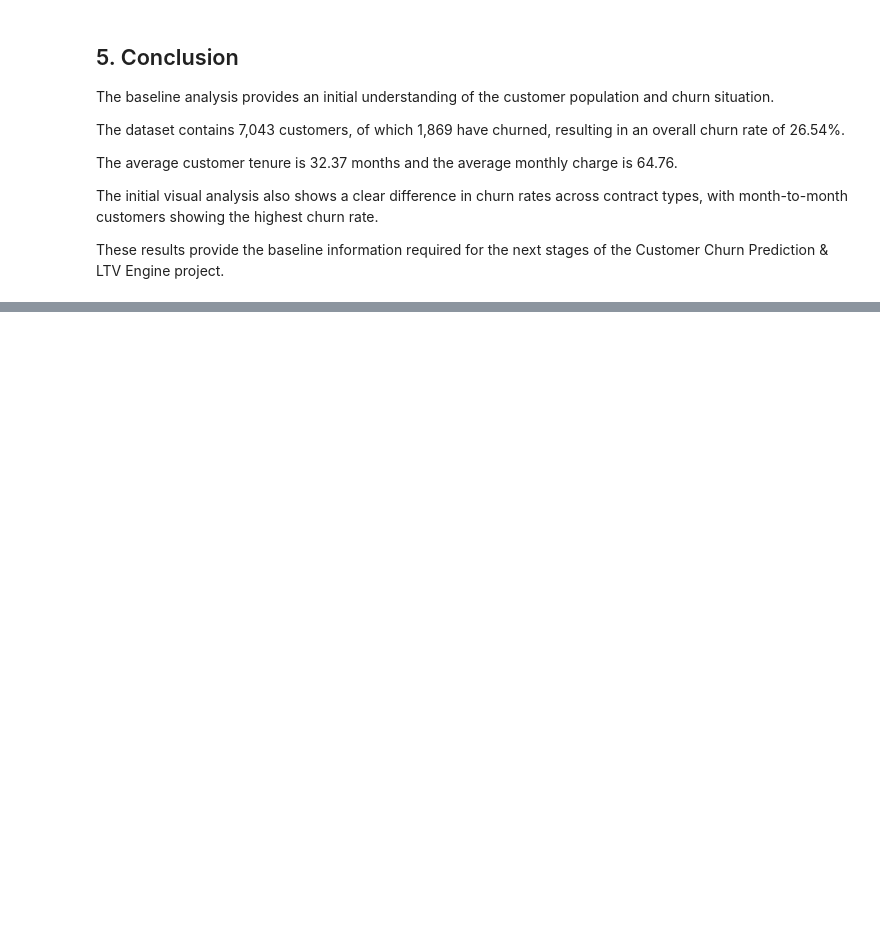
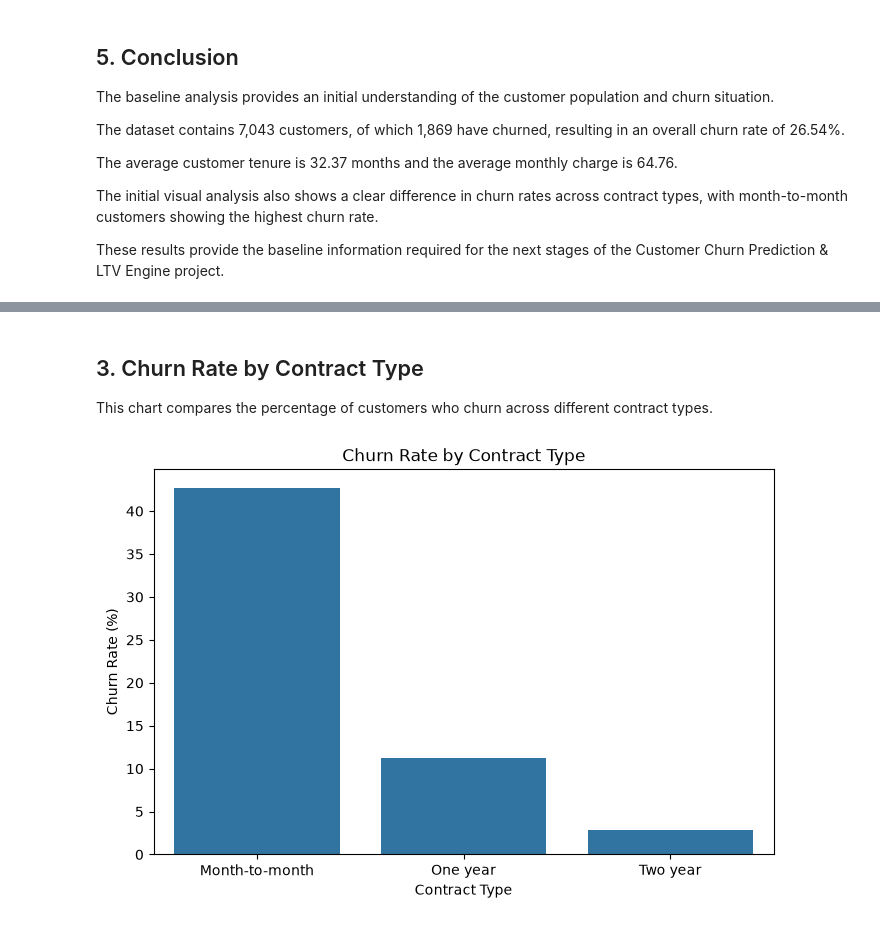
Before and after one commit to sagarsiddharth09-blip/customer-churn-LTV-engine, a Jupyter notebook: Akshay_Baseline_Analytics.ipynb, the cells around one changed output, grey strips where cells are left out. Cells and saved outputs as stored; diff of their text form; code cells hidden in the pictures; blank space fills up the shorter version.

```diff
--- a/Akshay_Baseline_Analytics.ipynb
+++ b/Akshay_Baseline_Analytics.ipynb
@@ -261,0 +362,28 @@ next stages of the Customer Churn Prediction & LTV Engine project.
+# %% [markdown]
+## 3. Churn Rate by Contract Type
+
+This chart compares the percentage of customers who churn across
+different contract types.
+# %%
+# Dashboard Chart 2 - Churn Rate by Contract Type
+
+contract_churn = pd.crosstab(
+    df["Contract"],
+    df["Churn"],
+    normalize="index"
+) * 100
+
+plt.figure(figsize=(8, 5))
+
+sns.barplot(
+    x=contract_churn.index,
+    y=contract_churn["Yes"]
+)
+
+plt.title("Churn Rate by Contract Type")
+plt.xlabel("Contract Type")
+plt.ylabel("Churn Rate (%)")
+
+plt.show()
+# %% [output]
+[figure, added]
```
Also changed, not shown: parts of 11 cells of this notebook.
